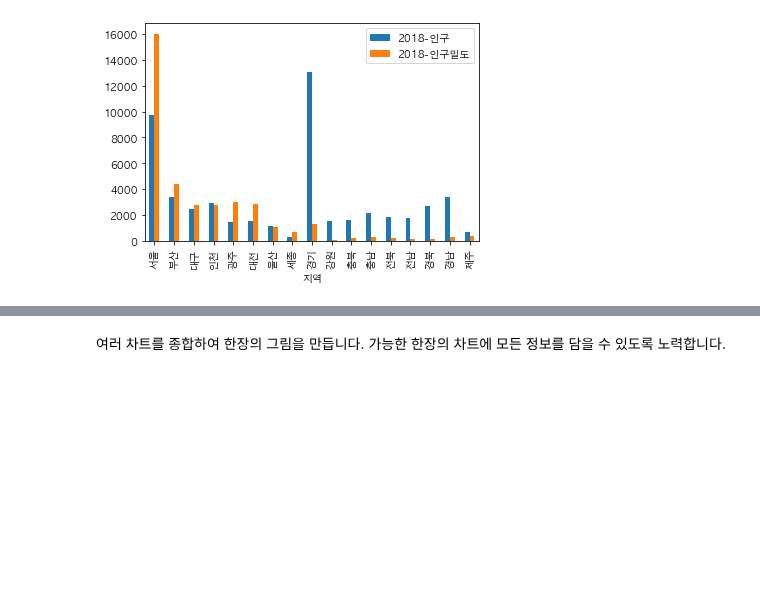
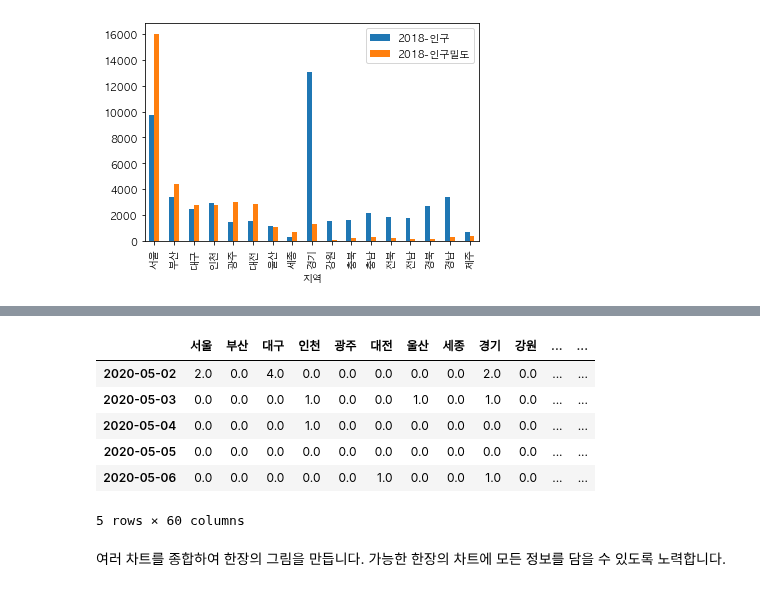
Before and after one commit to yong27/coronadaily, a Jupyter notebook: COVID19-daily-analysis.ipynb, the cells around one changed output, grey strips where cells are left out. Saved outputs shown, nothing was run; the diff lists cells and outputs as text; code cells hidden in the pictures; blank space fills up the shorter version.

```diff
--- a/COVID19-daily-analysis.ipynb
+++ b/COVID19-daily-analysis.ipynb
@@ -183,3 +203,13 @@ plt.bar(x=df_from_april.index, height=df_from_april['지역발생'])
+# %%
+df_from_april.tail()
+# %% [output]
+|  | 서울 | 부산 | 대구 | 인천 | 광주 | 대전 | 울산 | 세종 | 경기 | 강원 | ... | ... |
+| 2020-05-02 | 2.0 | 0.0 | 4.0 | 0.0 | 0.0 | 0.0 | 0.0 | 0.0 | 2.0 | 0.0 | ... | ... |
+| 2020-05-03 | 0.0 | 0.0 | 0.0 | 1.0 | 0.0 | 0.0 | 1.0 | 0.0 | 1.0 | 0.0 | ... | ... |
+| 2020-05-04 | 0.0 | 0.0 | 0.0 | 1.0 | 0.0 | 0.0 | 0.0 | 0.0 | 0.0 | 0.0 | ... | ... |
+| 2020-05-05 | 0.0 | 0.0 | 0.0 | 0.0 | 0.0 | 0.0 | 0.0 | 0.0 | 0.0 | 0.0 | ... | ... |
+| 2020-05-06 | 0.0 | 0.0 | 0.0 | 0.0 | 0.0 | 1.0 | 0.0 | 0.0 | 1.0 | 0.0 | ... | ... |
+5 rows × 60 columns
 # %% [markdown]
 여러 차트를 종합하여 한장의 그림을 만듭니다. 가능한 한장의 차트에 모든 정보를 담을 수 있도록 노력합니다.
 # %%
```
Also changed, not shown: parts of 8 cells of this notebook, 2 other files.
